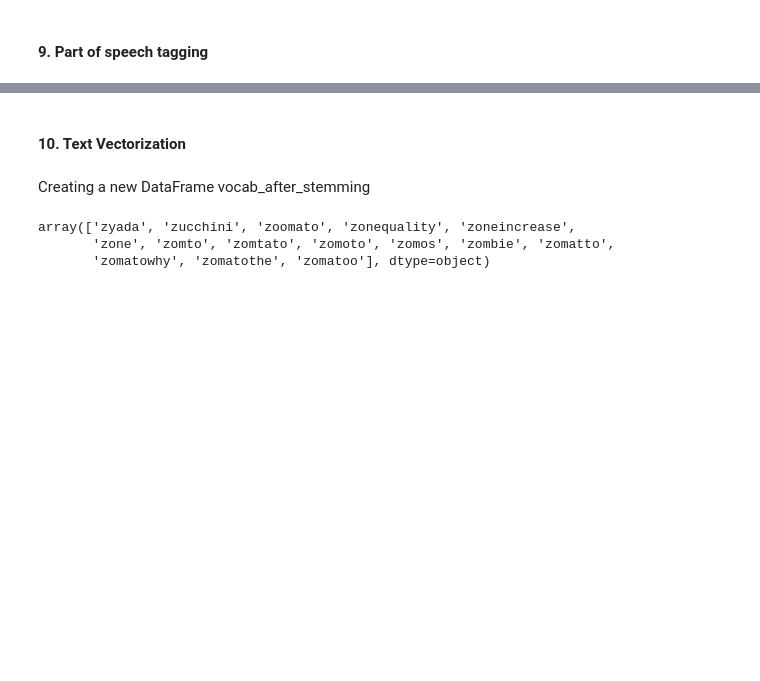
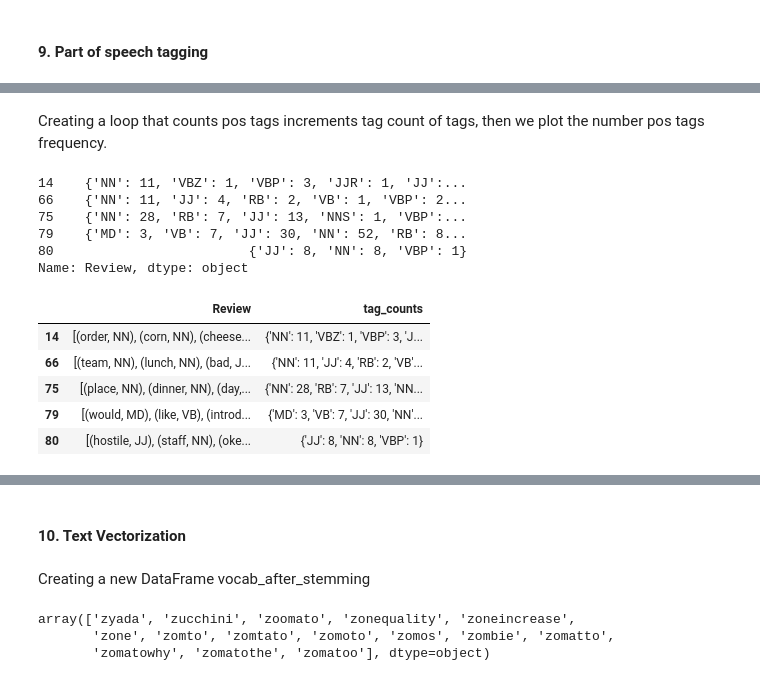
Before and after one commit to Prasannark48/Capstone_Project_04_Zomato-Restaurant-and-Clustering-analysis, a Jupyter notebook: Zomato_Restaurant_Clustering.ipynb, the cells around one changed output, grey strips where cells are left out. Drawn from its saved outputs; the diff is of its cells as text; code cells hidden in the pictures; blank space fills up the shorter version.

```diff
--- a/Zomato_Restaurant_Clustering.ipynb
+++ b/Zomato_Restaurant_Clustering.ipynb
@@ -1338,0 +1360,33 @@ review_df.head()
+# %% [markdown]
+Creating a loop that counts pos tags increments tag count of tags, then we plot the number pos tags frequency.
+# %%
+# POS Taging
+neg_texts = neg_rev['Review'].str.split().map(pos_tag)
+neg_texts.head()
+def count_tags(title_with_tags):
+    tag_count = {}
+    for word, tag in title_with_tags:
+        if tag in tag_count:
+            tag_count[tag] += 1
+        else:
+            tag_count[tag] = 1
+    return(tag_count)
+neg_texts.map(count_tags).head()
+# %% [output]
+14    {'NN': 11, 'VBZ': 1, 'VBP': 3, 'JJR': 1, 'JJ':...
+66    {'NN': 11, 'JJ': 4, 'RB': 2, 'VB': 1, 'VBP': 2...
+75    {'NN': 28, 'RB': 7, 'JJ': 13, 'NNS': 1, 'VBP':...
+79    {'MD': 3, 'VB': 7, 'JJ': 30, 'NN': 52, 'RB': 8...
+80                         {'JJ': 8, 'NN': 8, 'VBP': 1}
+Name: Review, dtype: object
+# %%
+neg_texts = pd.DataFrame(neg_texts)
+neg_texts['tag_counts'] = neg_texts['Review'].map(count_tags)
+neg_texts.head()
+# %% [output]
+|  | Review | tag_counts |
+| 14 | [(order, NN), (corn, NN), (cheese... | {'NN': 11, 'VBZ': 1, 'VBP': 3, 'J... |
+| 66 | [(team, NN), (lunch, NN), (bad, J... | {'NN': 11, 'JJ': 4, 'RB': 2, 'VB'... |
+| 75 | [(place, NN), (dinner, NN), (day,... | {'NN': 28, 'RB': 7, 'JJ': 13, 'NN... |
+| 79 | [(would, MD), (like, VB), (introd... | {'MD': 3, 'VB': 7, 'JJ': 30, 'NN'... |
+| 80 | [(hostile, JJ), (staff, NN), (oke... | {'JJ': 8, 'NN': 8, 'VBP': 1} |
```
Also changed, not shown: parts of 58 cells of this notebook.
